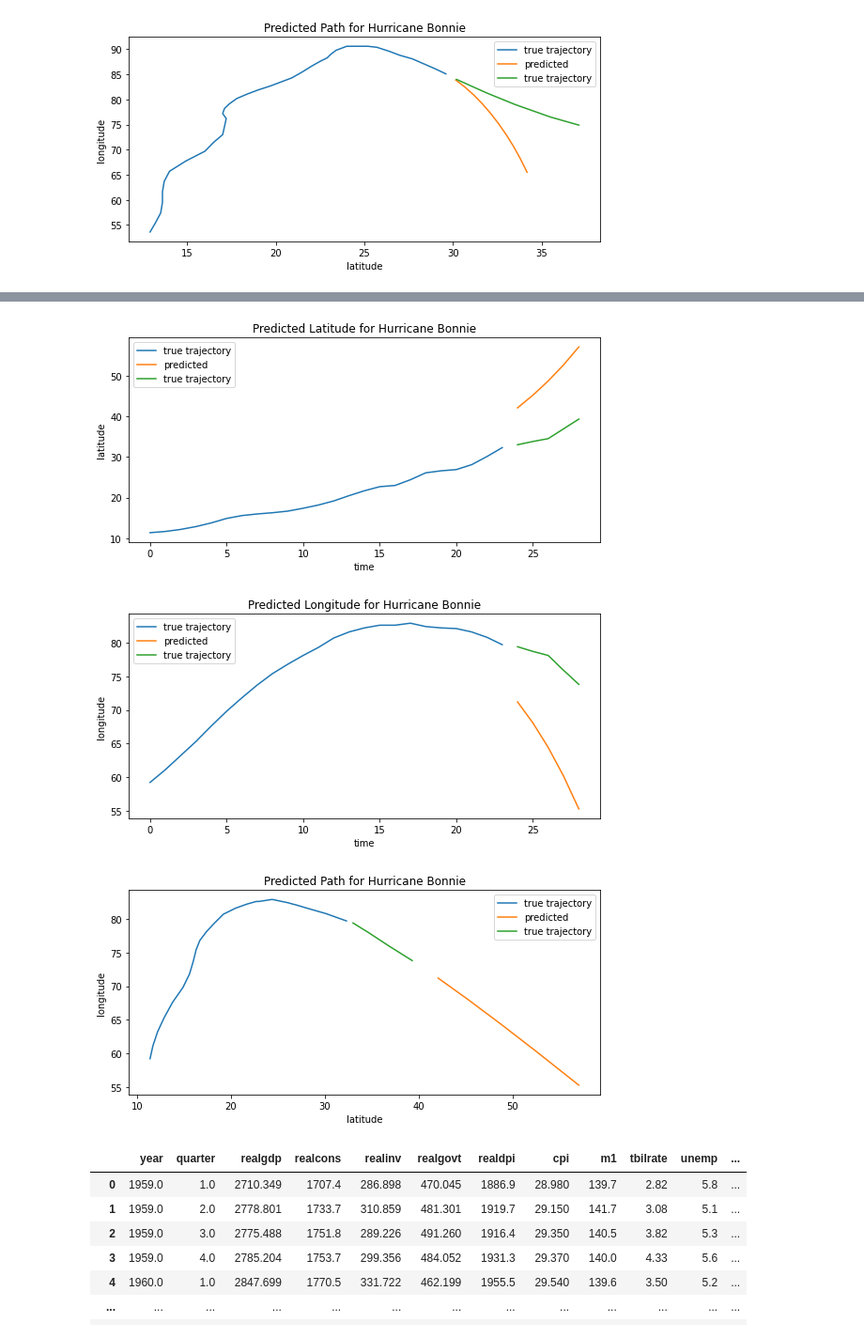
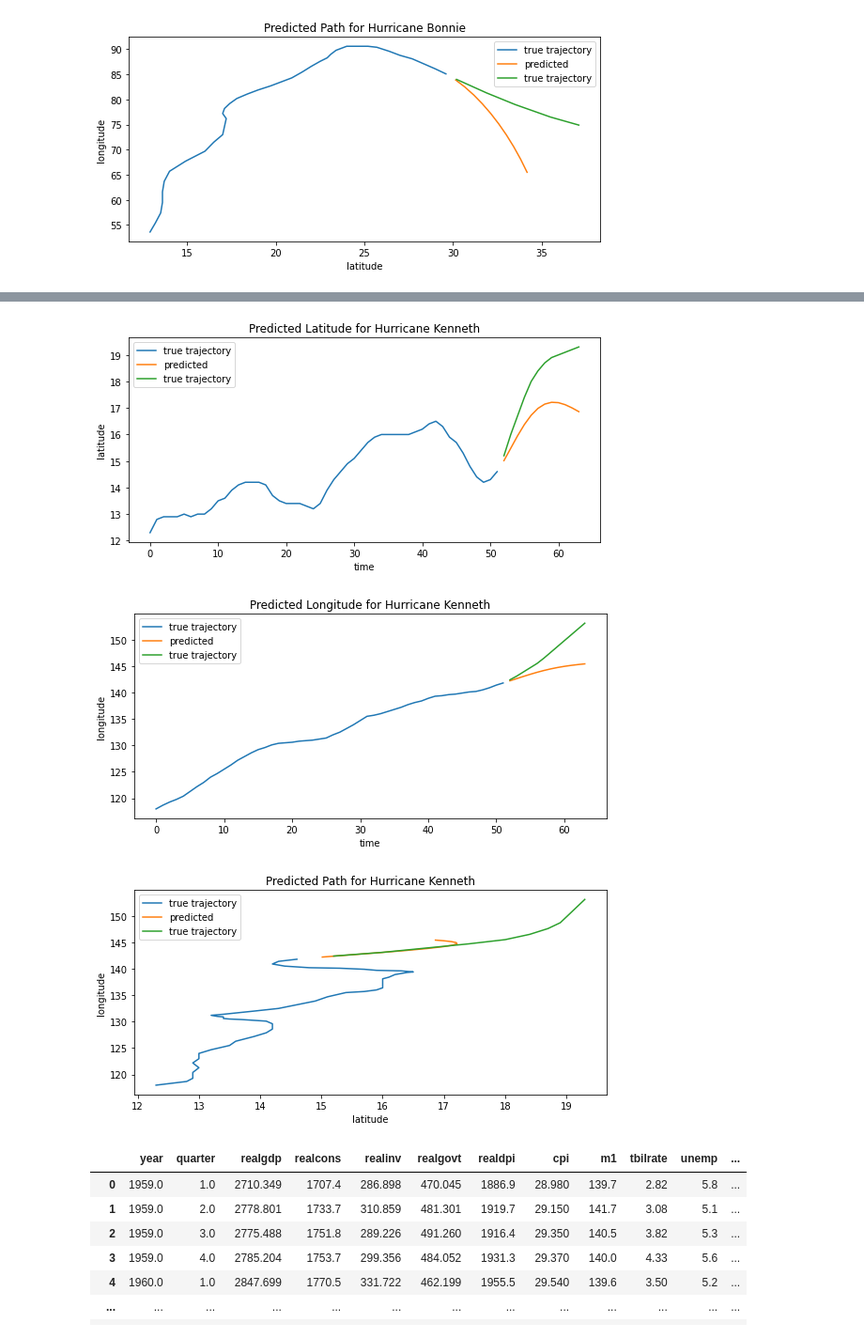
Before and after one commit to samco7/hurricane-prediction, a Jupyter notebook: Code/initial_predictions.ipynb, the cells around one changed output, grey strips where cells are left out. Shown: that part at 94% size. Drawn from its saved outputs; the diff is of its cells as text; code cells hidden in the pictures.

Commit message:
Chelsey Updates

```diff
--- a/Code/initial_predictions.ipynb
+++ b/Code/initial_predictions.ipynb
@@ -16,6 +16,8 @@ import numpy as np
 import nltk
 with open('/Users/chelsey/Documents/ACME Labs/Project_Vol_3/hurricane-prediction/Data/atlantic_series.pickle','rb') as f:
     atlantic = pickle.load(f)
+with open('/Users/chelsey/Documents/ACME Labs/Project_Vol_3/hurricane-prediction/Data/pacific_series.pickle','rb') as f:
+    pacific = pickle.load(f)
 # %%
 atlantic[0]
 # %% [output]
@@ -352,7 +381,7 @@ atlantic[1]
 # %%
 #convert time to quarters of the day
 time = []
-time_ = atlantic[2]['Time'][1:]
+time_ = pacific[28]['Time'][1:]
 for t in time_:
     if t==' 0000':
         time.append('Q1')
@@ -362,64 +391,65 @@ for t in time_:
         time.append('Q3')
     elif t==' 1800':
         time.append('Q4')
-date = list(atlantic[2]['Date'][1:])
+date = list(pacific[28]['Date'][1:])
 dates = pd.DataFrame(date) + pd.DataFrame(time)
 # print(str(quarterly))
 # # html = response.read().decode('utf-8')
 # dates = dates_from_str(str(quarterly))
-alex = atlantic[2][1:]
+alex = pacific[28][1:]
 data = alex[['Latitude','Longitude']]
 data.index = dates
-model = VAR(data[:-5])
+indexes = int(len(date) * 0.2)
+model = VAR(data[:-indexes])
 
 results = model.fit(2)
 results.summary()
 
 # results.plot()
 lag_order = results.k_ar
-predicted_vals = np.array(results.forecast(data.values[-lag_order:],5))
-plt.plot(np.arange(24), list(data['Latitude'][:-5]),label='true trajectory')
-plt.plot(np.arange(24,29), predicted_vals[:,0],label='predicted')
-plt.plot(np.arange(24,29), list(data['Latitude'][-5:]),label='true trajectory')
-plt.title('Predicted Latitude for Hurricane Bonnie')
+predicted_vals = np.array(results.forecast(data.values[:-indexes],indexes))
+plt.plot(np.arange(len(date) - indexes), list(data['Latitude'][:-indexes]),label='true trajectory')
+plt.plot(np.arange(len(date) - indexes,len(date)), predicted_vals[:,0],label='predicted')
+plt.plot(np.arange(len(date) - indexes,len(date)), list(data['Latitude'][-indexes:]),label='true trajectory')
+plt.title('Predicted Latitude for Hurricane Kenneth')
 plt.xlabel('time')
 plt.ylabel('latitude')
 plt.legend()
 plt.show()
 
-plt.plot(np.arange(24), list(data['Longitude'][:-5]),label='true trajectory')
-plt.plot(np.arange(24,29), predicted_vals[:,1],label='predicted')
-plt.plot(np.arange(24,29), list(data['Longitude'][-5:]),label='true trajectory')
-plt.title('Predicted Longitude for Hurricane Bonnie')
+plt.plot(np.arange(len(date) - indexes), list(data['Longitude'][:-indexes]),label='true trajectory')
+plt.plot(np.arange(len(date) - indexes,len(date)), predicted_vals[:,1],label='predicted')
+plt.plot(np.arange(len(date) - indexes,len(date)), list(data['Longitude'][-indexes:]),label='true trajectory')
+plt.title('Predicted Longitude for Hurricane Kenneth')
 plt.xlabel('time')
 plt.ylabel('longitude')
 plt.legend()
 plt.show()
 
-plt.plot(list(data['Latitude'][:-5]), list(data['Longitude'][:-5]),label='true trajectory')
+plt.plot(list(data['Latitude'][:-indexes]), list(data['Longitude'][:-indexes]),label='true trajectory')
 plt.plot(predicted_vals[:,0], predicted_vals[:,1],label='predicted')
-plt.plot(list(data['Latitude'][-5:]), list(data['Longitude'][-5:]),label='true trajectory')
-plt.title('Predicted Path for Hurricane Bonnie')
+plt.plot(list(data['Latitude'][-indexes:]), list(data['Longitude'][-indexes:]),label='true trajectory')
+plt.title('Predicted Path for Hurricane Kenneth')
 plt.xlabel('latitude')
 plt.ylabel('longitude')
 plt.legend()
 plt.show()
 
 
 # plt.plot(np.arange(24-5), list(data['Longitude']))
 # plt.plot(np.arange(23,28), predicted_vals[:,1])
 # plt.title('Predicted Longitude for Hurricane Alex')
 # plt.xlabel('time')
 # plt.ylabel('longitude')
 # plt.show()
 
 # plt.plot(list(data['Latitude']), list(data['Longitude']))
 # plt.plot(predicted_vals[:,0], predicted_vals[:,1])
 # plt.title('Predicted Path for Hurricane Alex')
 # plt.xlabel('latitude')
 # plt.ylabel('longitude')
 # plt.show()
 # %% [output]
-[figure, old version]
+[figure, new version]
-[figure, old version]
+[figure, new version]
-[figure, old version]
+[figure, new version]
```
Also changed, not shown: parts of 5 cells of this notebook, 5 other files.
